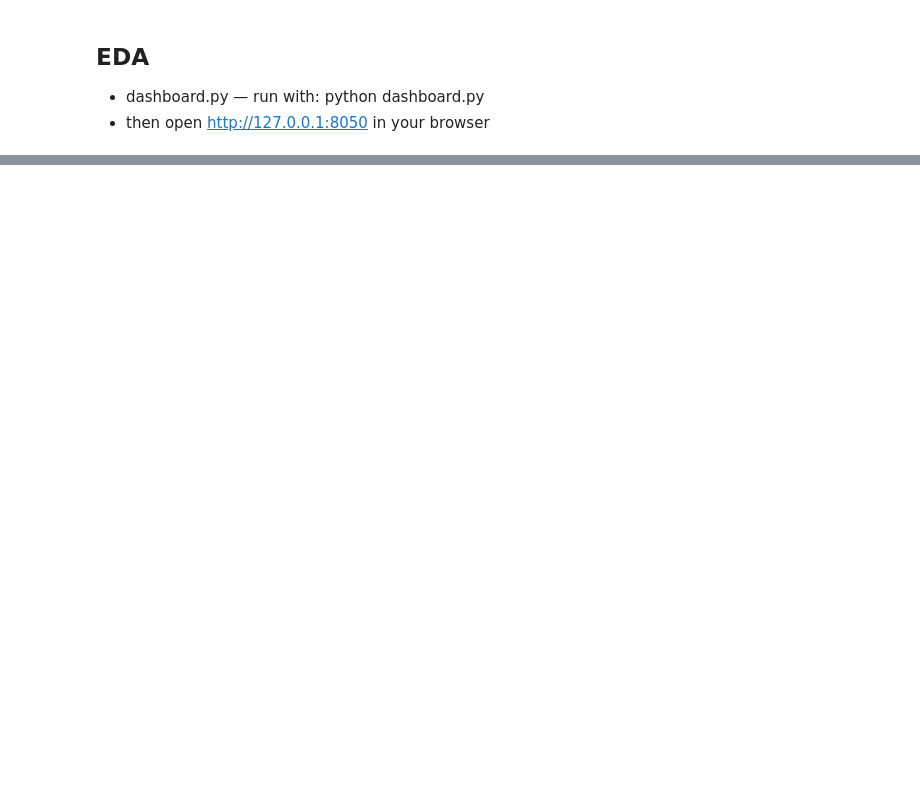
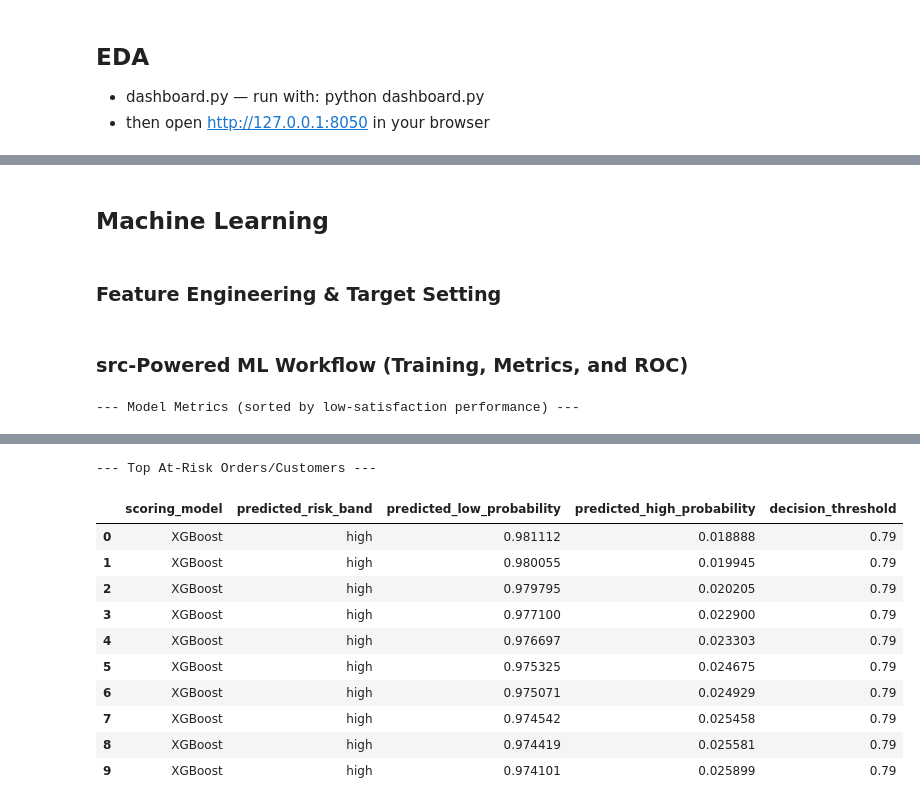
Before and after one commit to lauraromerog/Improving_Customer_Retention_through_Payment_Analytics, a Jupyter notebook: notebooks/olist_payment_analytics.ipynb, the cells around one changed output, grey strips where cells are left out. Saved outputs shown, nothing was run; the diff lists cells and outputs as text; code cells hidden in the pictures; blank space fills up the shorter version.

```diff
--- a/notebooks/olist_payment_analytics.ipynb
+++ b/notebooks/olist_payment_analytics.ipynb
@@ -549,3 +555,7 @@ if __name__ == "__main__":
     app.run(debug=True, port=8050)
 # %% [output]
 [interactive output not drawn]
+# %% [markdown]
+## **Machine Learning**
+# %% [markdown]
+### Feature Engineering & Target Setting
@@ -551,0 +581,35 @@ if __name__ == "__main__":
+# %% [markdown]
+### src-Powered ML Workflow (Training, Metrics, and ROC)
+# %%
+# Use the reusable src workflow instead of re-implementing training logic in-notebook
+numeric_features = get_numeric_feature_set(feature_scope="post_delivery")
+
+ml_results = run_full_ml_workflow(
+    df=df_clean,
+    numeric_features=numeric_features,
+    feature_scope="post_delivery",
+    n_clusters=4,
+    compute_shap=True,
+    random_state=42,
+)
+
+print("--- Model Metrics (sorted by low-satisfaction performance) ---")
+display(ml_results["metrics"])
+
+print("\n--- Top At-Risk Orders/Customers ---")
+display(
+    ml_results["risk_table"][
+        [
+            "scoring_model",
+            "predicted_risk_band",
+            "predicted_low_probability",
+            "predicted_high_probability",
+            "decision_threshold",
+        ]
+    ].head(10)
+)
+
+if ml_results["roc_figure"] is not None:
+    ml_results["roc_figure"].show()
+# %% [output]
+--- Model Metrics (sorted by low-satisfaction performance) ---
@@ -551,0 +620,12 @@ if __name__ == "__main__":
+--- Top At-Risk Orders/Customers ---
+|  | scoring_model | predicted_risk_band | predicted_low_probability | predicted_high_probability | decision_threshold |
+| 0 | XGBoost | high | 0.981112 | 0.018888 | 0.79 |
+| 1 | XGBoost | high | 0.980055 | 0.019945 | 0.79 |
+| 2 | XGBoost | high | 0.979795 | 0.020205 | 0.79 |
+| 3 | XGBoost | high | 0.977100 | 0.022900 | 0.79 |
+| 4 | XGBoost | high | 0.976697 | 0.023303 | 0.79 |
+| 5 | XGBoost | high | 0.975325 | 0.024675 | 0.79 |
+| 6 | XGBoost | high | 0.975071 | 0.024929 | 0.79 |
+| 7 | XGBoost | high | 0.974542 | 0.025458 | 0.79 |
+| 8 | XGBoost | high | 0.974419 | 0.025581 | 0.79 |
+| 9 | XGBoost | high | 0.974101 | 0.025899 | 0.79 |
```
Also changed, not shown: parts of 18 cells of this notebook, 4 other files.
